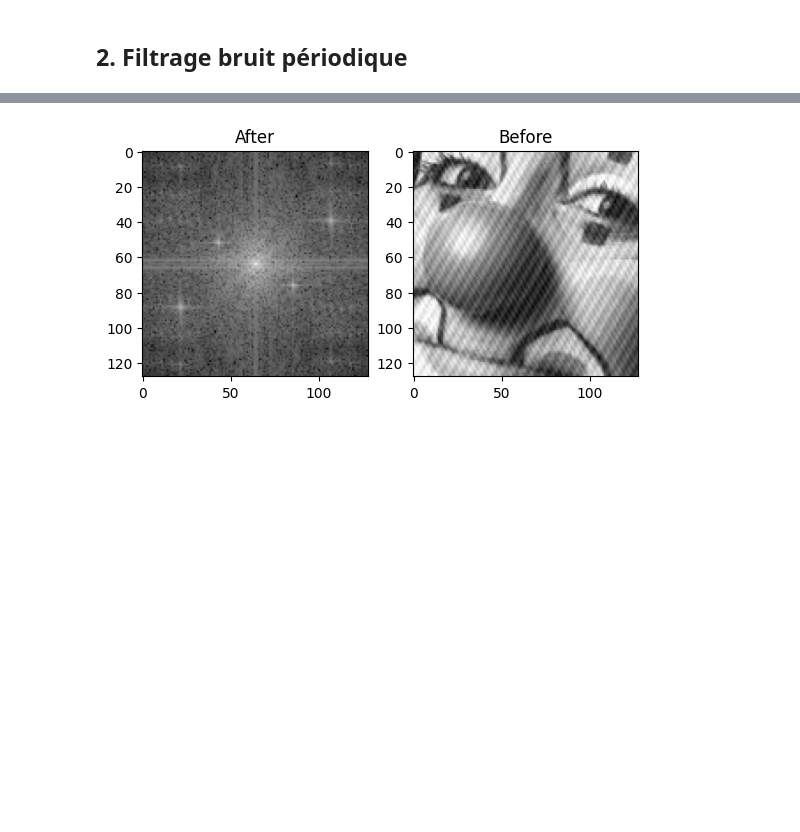
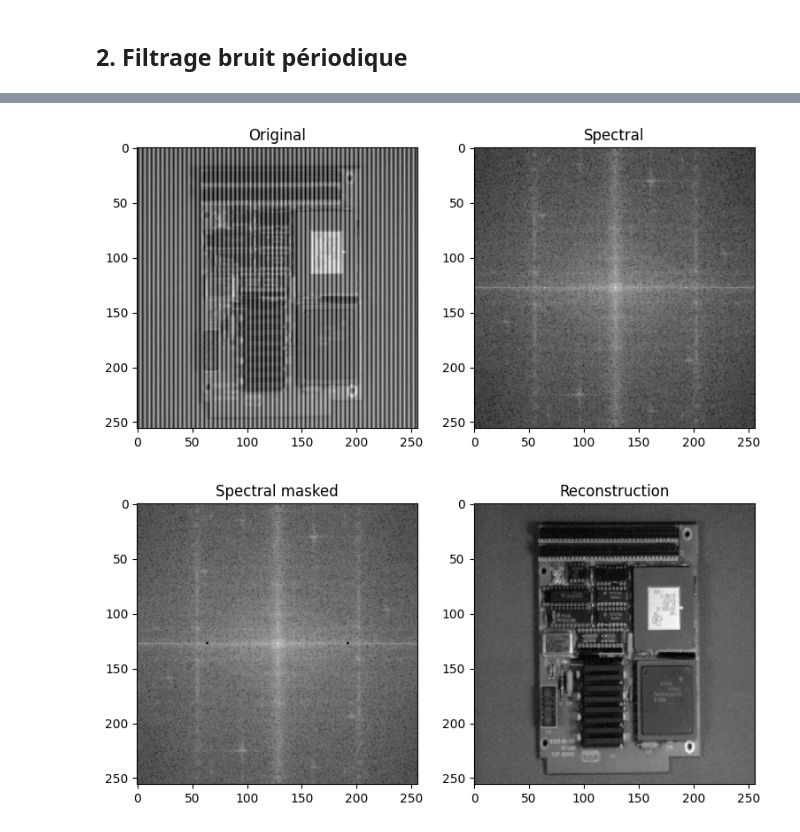
Before and after one commit to floriantholin/Traitement-Images, a Jupyter notebook: lab2.ipynb, the cells around one changed output, grey strips where cells are left out. Saved outputs shown, nothing was run; the diff lists cells and outputs as text; code cells hidden in the pictures; blank space fills up the shorter version.

```diff
--- a/lab2.ipynb
+++ b/lab2.ipynb
@@ -74,10 +92,46 @@ log(abs)
 # %%
-def specral_image(im):
-    img = np.array(im[:,:])   #convertit RGBa/RGB en RGB et copie
-    img = np.fft.fft2(img)
-    return np.fft.fftshift(img)
+def specral_imageGray(im):
+    #applique la transformée de fourier (FFT) sur l'image im
+    img = np.fft.fft2(im)
+    return np.fft.fftshift(img) #centre la fondamentale
 
-im_temp = specral_image(im_clown)
-show(np.log(np.abs(im_temp)),im_clown,cmap='grey',cmap_ref='grey')
+def view_spectral(im):
+    #prépare l'image spectrale pour la visualiser
+    return np.log(abs(im))
+
+def imageGrey_from_spectral(im):
+    #reconstruit l'image à partir de l'image de base
+    reconstructed = abs(np.fft.ifft2(im))
+    return normalize(reconstructed).astype(np.uint8)    #certaines valeurs dépassent 255
+
+def symetrical_star_mask(im,masks):
+    #construit un masque composé d'étoiles avec une symétrie centrale
+    # masks : liste d'étoiles (centre,size,width)
+    mask = abs(np.zeros_like(im)).astype(np.uint8)
+    y_center = im.shape[0]//2
+    x_center = im.shape[1]//2
+    for (y,x,size,width) in masks :
+        if size != width :
+            mask[y-size:y+size,x-width:x+width] = 1
+            mask[-y-size:-y+size,-x-width:-x+width] = 1
+            mask[y-width:y+width,x-size:x+size] = 1
+            mask[-y-width:-y+width,-x-size:-x+size] = 1
+        else:
+            mask[y-size:y+size,x-size:x+size] = 1
+            mask[-y-size:-y+size,-x-size:-x+size] = 1
+    return 1-mask
-# %% [output]
-[figure, removed]
+# %%
+im_temp = specral_imageGray(im_noise)
+show2(im_noise,view_spectral(im_temp),cmap='grey',cmap_ref='grey',
+      title1='Original',title2='Spectral')
+
+y = im_noise.shape[0]//2
+mask = symetrical_star_mask(im_temp,[(y,64,1,1)])
+im_temp2 = im_temp * mask    #applique le masque
+im_temp2 = imageGrey_from_spectral(im_temp2)
+
+show2(view_spectral(im_temp)*mask,im_temp2,cmap='grey',cmap_ref='grey',
+      title1='Spectral masked',title2='Reconstruction')
+# %% [output]
+[figure, added]
+[figure, added]
```
Also changed, not shown: parts of 7 cells of this notebook, 1 other file.
